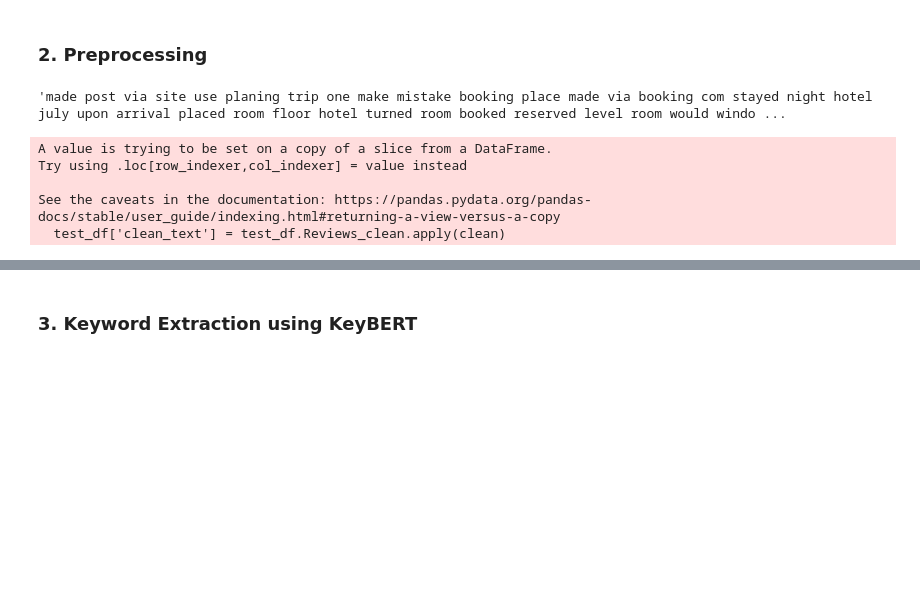
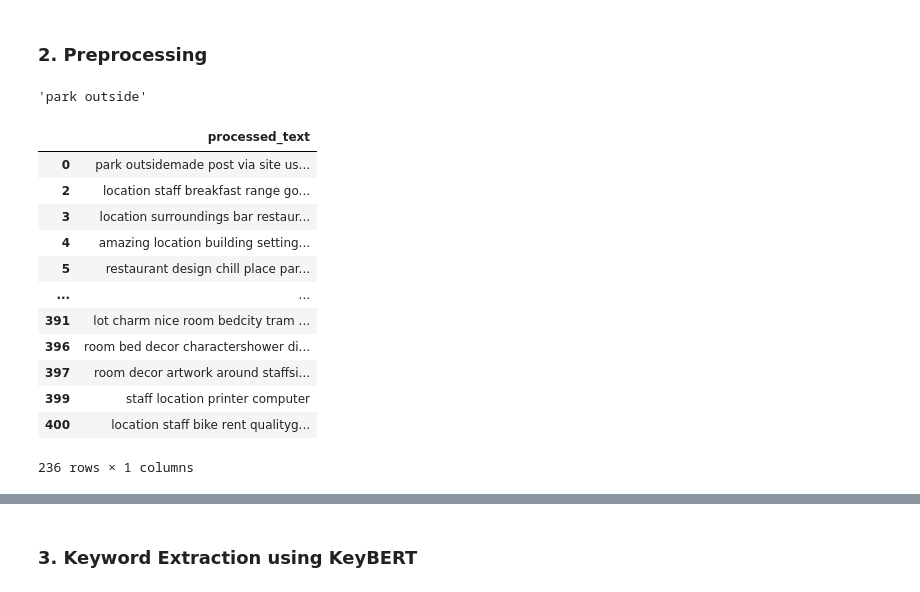
Before and after one commit to UnderGoldSkies/RevuSum, a Jupyter notebook: notebooks/keywords_KeyBert.ipynb, the cells around one changed output, grey strips where cells are left out. Drawn from its saved outputs; the diff is of its cells as text; code cells hidden in the pictures; blank space fills up the shorter version.

```diff
--- a/notebooks/keywords_KeyBert.ipynb
+++ b/notebooks/keywords_KeyBert.ipynb
@@ -24,9 +24,9 @@ review_df
 # %%
 
 # Positive_Review: invalid reviews are with the following strings:'There are no comments available for this review', 'everything'
-train_pos_invalid_content = 'nothing|everything|No Positive'
+train_pos_invalid_content = 'nothing|everything|no positive'
 # Negative_Review: invalid reviews are with the following strings:
-train_neg_invalid_content = 'nothing|everything|anything|No Negative'
+train_neg_invalid_content = 'nothing|everything|anything|no negative'
 # %%
 
 import sys
@@ -53,7 +103,7 @@ from nltk.stem.wordnet import WordNetLemmatizer
 from nltk import word_tokenize, pos_tag
 
 
-def clean (text):
+def preprocessing (text):
     for punctuation in string.punctuation:
         text = text.replace(punctuation, ' ') # Remove Punctuation
     lowercased = text.lower() # Lower Case
@@ -68,6 +118,8 @@ def clean (text):
     stop_words = set(stopwords.words('english')) # Make stopword lists
     #add more stop words
     stop_words.update(['hotel', 'booking', 'one', 'two', 'three', 'four', 'five', 'six', 'seven', 'eight', 'nine', 'ten'])
+    #print(len(stop_words))
+
     without_stopwords = [word for word in words_only if not word in stop_words] # Remove Stop Words
     lemma=WordNetLemmatizer() # Initiate Lemmatizer
     lemmatized = [lemma.lemmatize(word) for word in without_stopwords] # Lemmatize
@@ -76,17 +128,6 @@ def clean (text):
     # print()
     return cleaned
 
-clean(test_df['Reviews_clean'][0])
+preprocessing(cleaned_review_df['Positive_Review'][0])
 # %% [output]
-'made post via site use planing trip one make mistake booking place made via booking com stayed night hotel july upon arrival placed room floor hotel turned room booked reserved level room would windo ...
+'park outside'
-# %%
-
-# Apply to all texts test set:
-test_df['clean_text'] = test_df.Reviews_clean.apply(clean)
-df_now = test_df.copy()
-# %% [output]
-A value is trying to be set on a copy of a slice from a DataFrame.
-Try using .loc[row_indexer,col_indexer] = value instead
-
-See the caveats in the documentation: https://pandas.pydata.org/pandas-docs/stable/user_guide/indexing.html#returning-a-view-versus-a-copy
-  test_df['clean_text'] = test_df.Reviews_clean.apply(clean)
@@ -96,0 +134,29 @@ df_new
+# %%
+
+# preporcessing the positive and negative reviews and save them in two new columns:
+cleaned_review_df['pos_processed_text'] = cleaned_review_df.Positive_Review.apply(lambda x: preprocessing(x) if not pd.isna(x) else x)
+cleaned_review_df['neg_processed_text'] = cleaned_review_df.Negative_Review.apply(lambda x: preprocessing(x) if not pd.isna(x) else x)
+df_now = cleaned_review_df.copy()
+
+# merge the positive and negative reviews into one new column:'processed_text'
+cleaned_review_df['processed_text'] = cleaned_review_df['pos_processed_text'] + cleaned_review_df['neg_processed_text']
+
+
+
+#drop those rows with empty processed_text
+df_now = cleaned_review_df[['processed_text']].dropna()
+df_now
+# %% [output]
+|  | processed_text |
+| 0 | park outsidemade post via site us... |
+| 2 | location staff breakfast range go... |
+| 3 | location surroundings bar restaur... |
+| 4 | amazing location building setting... |
+| 5 | restaurant design chill place par... |
+| ... | ... |
+| 391 | lot charm nice room bedcity tram ... |
+| 396 | room bed decor charactershower di... |
+| 397 | room decor artwork around staffsi... |
+| 399 | staff location printer computer |
+| 400 | location staff bike rent qualityg... |
+236 rows × 1 columns
```
Also changed, not shown: parts of 16 cells of this notebook, 4 other files.
